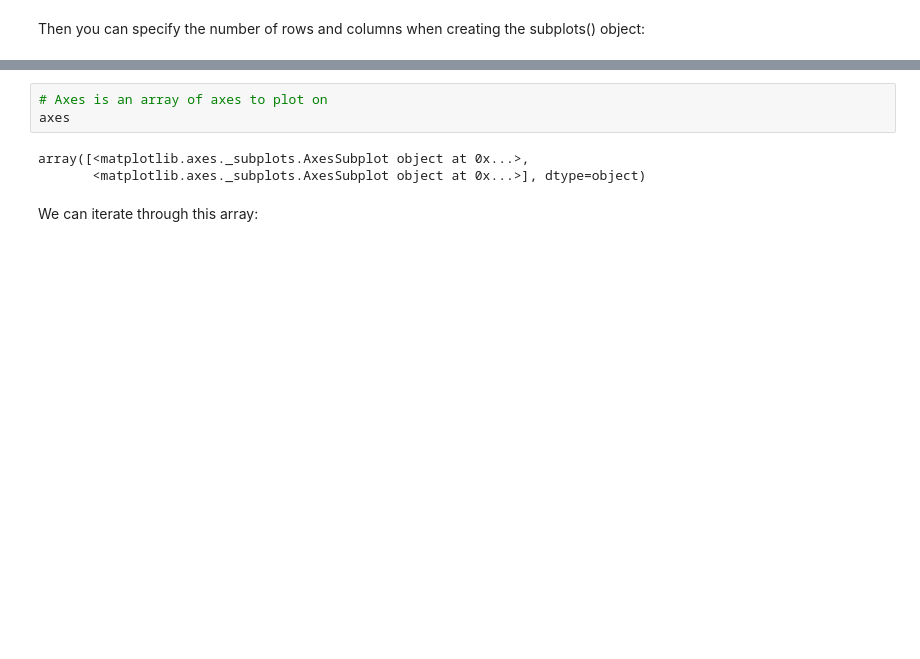
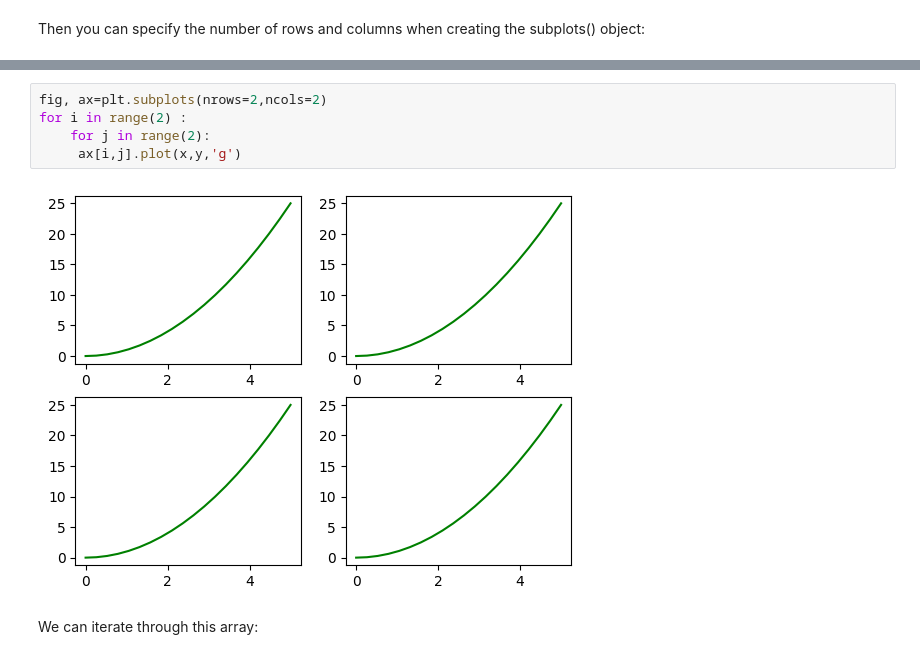
Before and after one commit to sina6611/Matplotlib-Excercise, a Jupyter notebook: 01-Matplotlib Concepts Lecture.ipynb, the cells around one changed output, grey strips where cells are left out. Cells and saved outputs as stored; diff of their text form; blank space fills up the shorter version.

Commit message:
plot in for loop

```diff
--- a/01-Matplotlib Concepts Lecture.ipynb
+++ b/01-Matplotlib Concepts Lecture.ipynb
@@ -164,9 +164,10 @@ fig, axes = plt.subplots(nrows=1, ncols=2)
-# %%
-# Axes is an array of axes to plot on
-axes
-# %% [output]
-array([<matplotlib.axes._subplots.AxesSubplot object at 0x...>,
-       <matplotlib.axes._subplots.AxesSubplot object at 0x...>], dtype=object)
+# %%
+fig, ax=plt.subplots(nrows=2,ncols=2)
+for i in range(2) :
+    for j in range(2):
+     ax[i,j].plot(x,y,'g')
+# %% [output]
+[figure, added]
 # %% [markdown]
 We can iterate through this array:
 # %%
```
Also changed, not shown: parts of 2 cells of this notebook.
